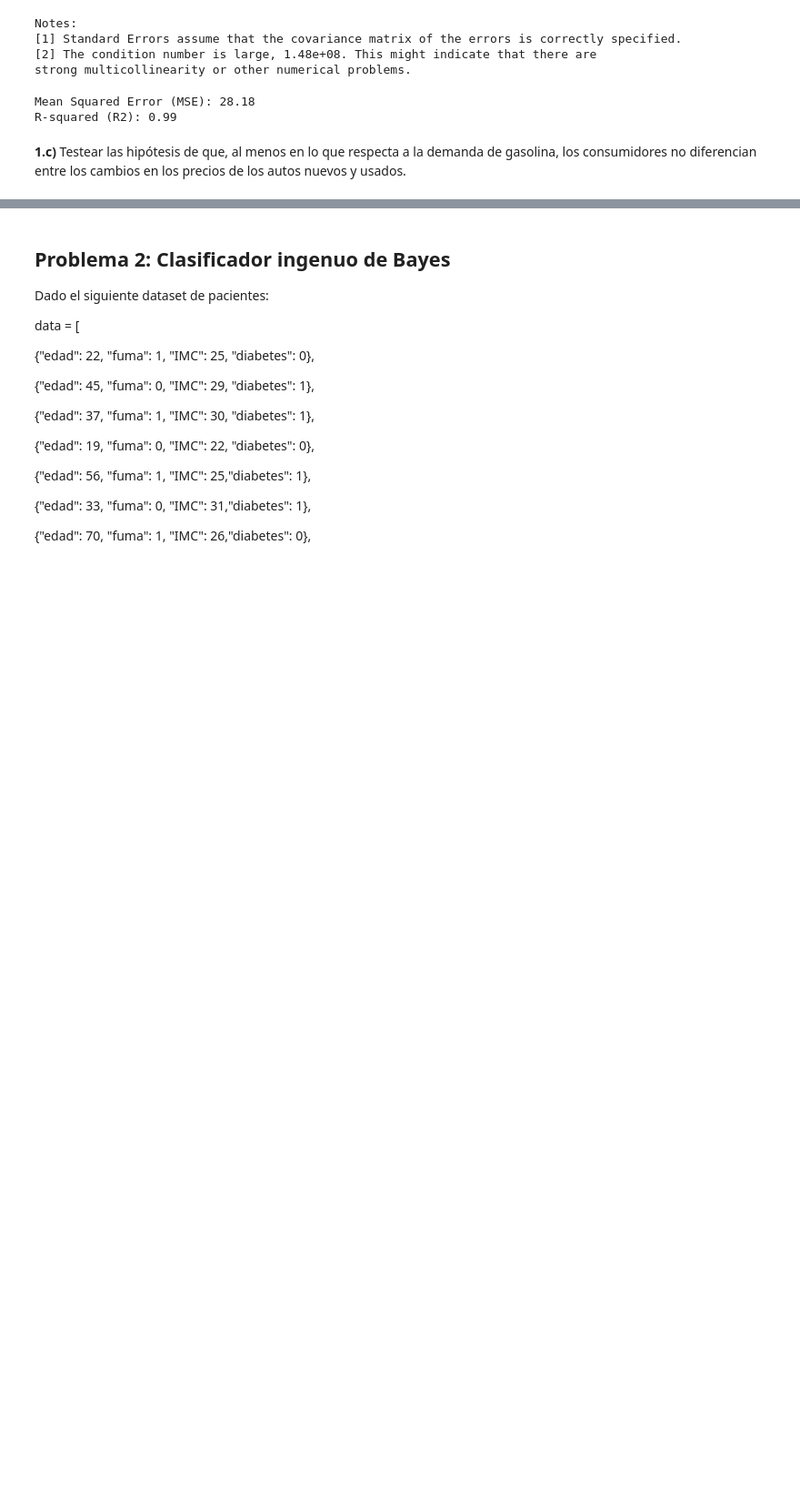
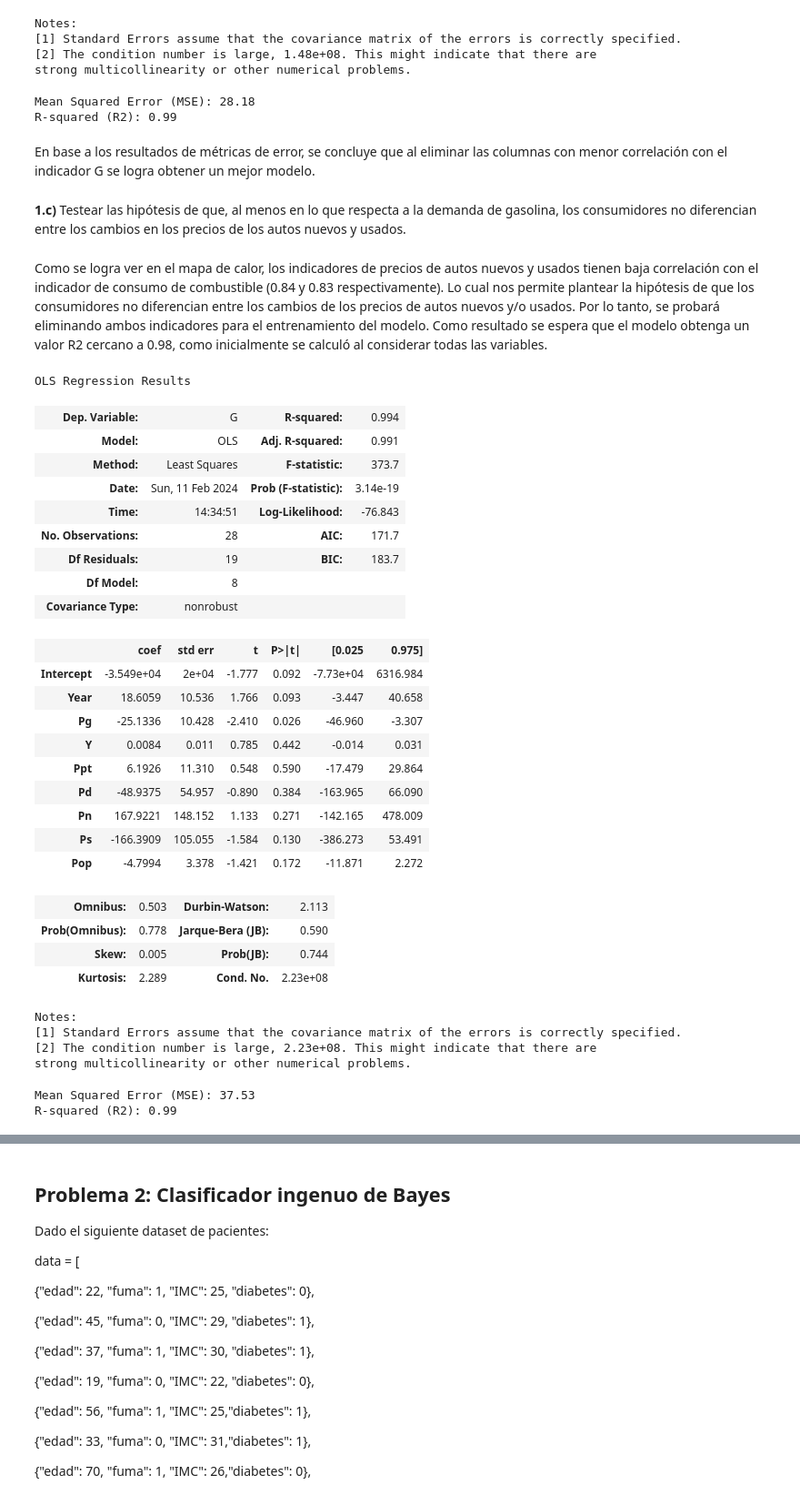
Before and after one commit to Esteban-OG/Prueba-T-cnica-USM, a Jupyter notebook: Respuestas_Prueba_Tecnica_Esteban.ipynb, the cells around one changed output, grey strips where cells are left out. Shown: that part at 91% size. Drawn from its saved outputs; the diff is of its cells as text; code cells hidden in the pictures; blank space fills up the shorter version.

```diff
--- a/Respuestas_Prueba_Tecnica_Esteban.ipynb
+++ b/Respuestas_Prueba_Tecnica_Esteban.ipynb
@@ -237,6 +230,71 @@ print(f"R-squared (R2): {r2:.2f}")
 # %% [output]
 Mean Squared Error (MSE): 28.18
 R-squared (R2): 0.99
+# %% [markdown]
+En base a los resultados de métricas de error, se concluye que al eliminar las columnas con menor correlación con el indicador G se logra obtener un mejor modelo.
 # %% [markdown]
 **1.c)** Testear las hipótesis de que, al menos en lo que respecta a la demanda de gasolina, los consumidores
 no diferencian entre los cambios en los precios de los autos nuevos y usados.
+# %% [markdown]
+Como se logra ver en el mapa de calor, los indicadores de precios de autos nuevos y usados tienen baja correlación con el indicador de consumo de combustible (0.84 y 0.83 respectivamente). Lo cual nos permite plantear la hipótesis de que los consumidores no diferencian entre los cambios de los precios de autos nuevos y/o usados. Por lo tanto, se probará eliminando ambos indicadores para el entrenamiento del modelo. Como resultado se espera que el modelo obtenga un valor R2 cercano a 0.98, como inicialmente se calculó al considerar todas las variables.
+# %%
+df23 = data.drop(columns=['Pnc','Puc'])
+# %%
+# División de los datos en train y test
+X = df23.drop(columns='G')
+y = df23['G']
+X_train, X_test, y_train, y_test = train_test_split(
+                                        X,
+                                        y.values.reshape(-1,1),
+                                        train_size   = 0.8,
+                                        random_state = 1234,
+                                        shuffle      = True
+                                    )
+#agregar indicador G en los datos de entrenamiento para poder utilizar la función sfm.ols
+datos_train = X_train.assign(G = y_train).copy()
+modeloRM3 = sfm.ols(formula="G~Year+Pg+Y+Ppt+Pd+Pn+Ps+Pop", data=datos_train).fit()
+modeloRM3.summary()
+# %% [output]
+OLS Regression Results
+| Dep. Variable: | G | R-squared: | 0.994 |
+| Model: | OLS | Adj. R-squared: | 0.991 |
+| Method: | Least Squares | F-statistic: | 373.7 |
+| Date: | Sun, 11 Feb 2024 | Prob (F-statistic): | 3.14e-19 |
+| Time: | 14:34:51 | Log-Likelihood: | -76.843 |
+| No. Observations: | 28 | AIC: | 171.7 |
+| Df Residuals: | 19 | BIC: | 183.7 |
+| Df Model: | 8 |  |  |
+| Covariance Type: | nonrobust |  |  |
+|  | coef | std err | t | P>|t| | [0.025 | 0.975] |
+| Intercept | -3.549e+04 | 2e+04 | -1.777 | 0.092 | -7.73e+04 | 6316.984 |
+| Year | 18.6059 | 10.536 | 1.766 | 0.093 | -3.447 | 40.658 |
+| Pg | -25.1336 | 10.428 | -2.410 | 0.026 | -46.960 | -3.307 |
+| Y | 0.0084 | 0.011 | 0.785 | 0.442 | -0.014 | 0.031 |
+| Ppt | 6.1926 | 11.310 | 0.548 | 0.590 | -17.479 | 29.864 |
+| Pd | -48.9375 | 54.957 | -0.890 | 0.384 | -163.965 | 66.090 |
+| Pn | 167.9221 | 148.152 | 1.133 | 0.271 | -142.165 | 478.009 |
+| Ps | -166.3909 | 105.055 | -1.584 | 0.130 | -386.273 | 53.491 |
+| Pop | -4.7994 | 3.378 | -1.421 | 0.172 | -11.871 | 2.272 |
+| Omnibus: | 0.503 | Durbin-Watson: | 2.113 |
+| Prob(Omnibus): | 0.778 | Jarque-Bera (JB): | 0.590 |
+| Skew: | 0.005 | Prob(JB): | 0.744 |
+| Kurtosis: | 2.289 | Cond. No. | 2.23e+08 |
+Notes:
+[1] Standard Errors assume that the covariance matrix of the errors is correctly specified.
+[2] The condition number is large, 2.23e+08. This might indicate that there are
+strong multicollinearity or other numerical problems.
+# %%
+
+# Realizar predicciones usando el nuevo modelo
+y_pred = modeloRM3.predict(X_test)
+
+# Calcular el Mean Squared Error (MSE) y R-squared (R2)
+mse = mean_squared_error(y_test, y_pred)
+r2 = r2_score(y_test, y_pred)
+
+# Imprimir los resultados
+print(f"Mean Squared Error (MSE): {mse:.2f}")
+print(f"R-squared (R2): {r2:.2f}")
+# %% [output]
+Mean Squared Error (MSE): 37.53
+R-squared (R2): 0.99
```
Also changed, not shown: parts of 32 cells of this notebook.
